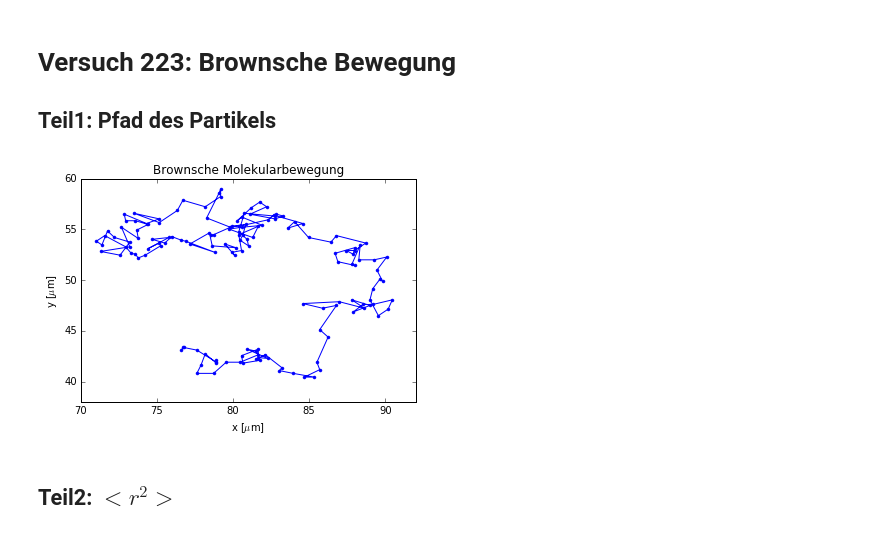
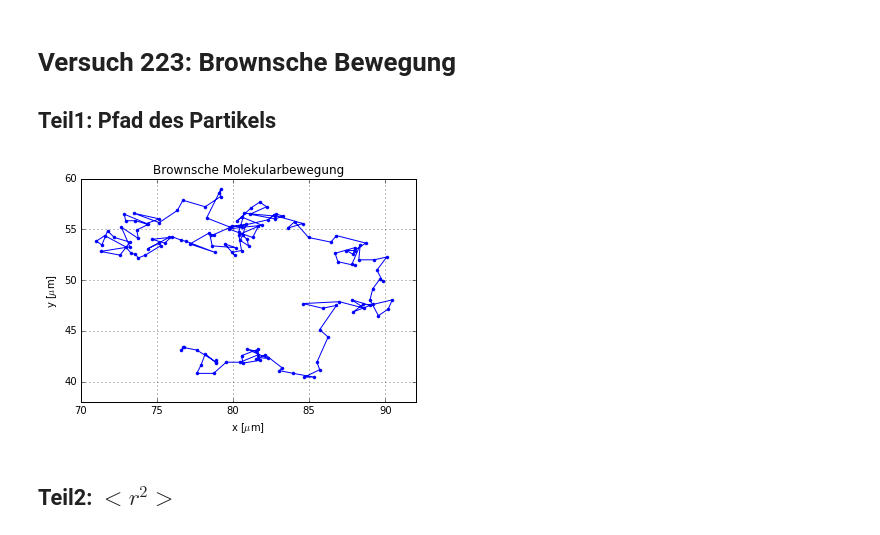
Before and after one commit to acereca/python, a Jupyter notebook: PAP223/223.ipynb, the cells around one changed output. Cells and saved outputs as stored; diff of their text form; code cells hidden in the pictures.

```diff
--- a/PAP223/223.ipynb
+++ b/PAP223/223.ipynb
@@ -16,15 +16,16 @@ tlist = t
 # %%
 #plt.figure(figsize=(8,6))
 plt.errorbar(x,y,marker=".")
 plt.xlabel("x [$\mu$m]")
 plt.ylabel("y [$\mu$m]")
 plt.xlim((70,92))
 plt.ylim((38,60))
 plt.title("Brownsche Molekularbewegung")
-plt.savefig("Pfad - Schlotthauer Nisble",format="pdf")
+plt.grid(True)
+#plt.savefig("Pfad - Schlotthauer Nisble",format="pdf")
 plt.show()
 # %% [output]
-[figure, old version]
+[figure, new version]
 # %% [markdown]
 ## Teil2: $<r^2>$
 # %%
```
Also changed, not shown: parts of 7 cells of this notebook, 2 other files.
